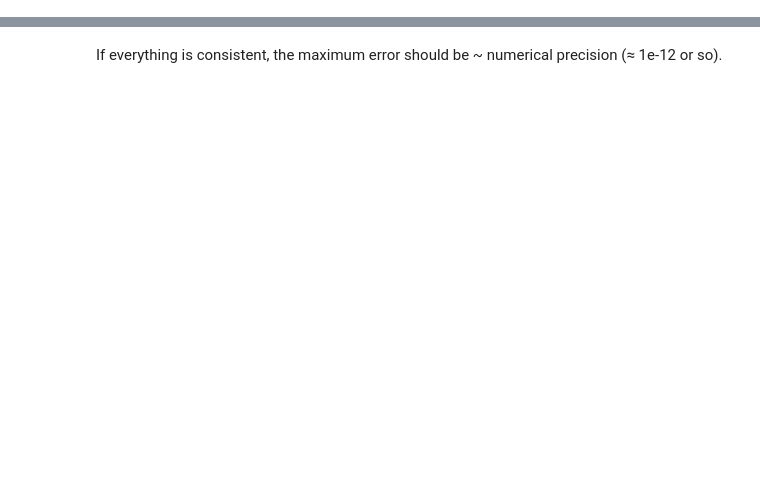
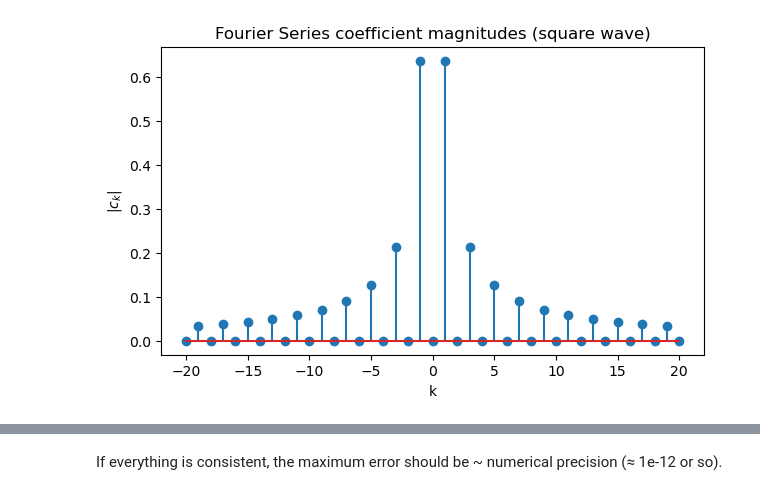
Before and after one commit to gthompson/GLY6739.017S26_ComputationalSeismology, a Jupyter notebook: week3/DSP_01_unified_signals_systems_notebook.ipynb, the cells around one changed output, grey strips where cells are left out. Saved outputs shown, nothing was run; the diff lists cells and outputs as text; code cells hidden in the pictures; blank space fills up the shorter version.

```diff
--- a/week3/DSP_01_unified_signals_systems_notebook.ipynb
+++ b/week3/DSP_01_unified_signals_systems_notebook.ipynb
@@ -125,28 +125,30 @@ plt.show()
 # %%
 # Periodic square wave over one period
 T0 = 2.0
 Omega0 = 2*np.pi/T0
 
 # Dense time grid over one period
 t = np.linspace(0, T0, 5000, endpoint=False)
 x = np.where(t < T0/2, 1.0, -1.0)  # 50% duty square wave
 
 # Compute c_k numerically for a range of k
 K = 20
 ck = []
 ks = np.arange(-K, K+1)
 for k in ks:
-    ck_k = (1/T0) * np.trapz(x * np.exp(-1j*k*Omega0*t), t)
+    ck_k = (1/T0) * np.trapezoid(x * np.exp(-1j*k*Omega0*t), t)
     ck.append(ck_k)
 ck = np.array(ck)
 
 # Plot magnitude of coefficients
 fig, ax = plt.subplots(figsize=(7,4))
 ax.stem(ks, np.abs(ck))
 ax.set_xlabel("k")
 ax.set_ylabel(r"$|c_k|$")
 ax.set_title("Fourier Series coefficient magnitudes (square wave)")
 plt.show()
+# %% [output]
+[figure, added]
 # %%
 # Gaussian pulse in time
 t = np.linspace(-5, 5, 4096, endpoint=False)
```
Also changed, not shown: parts of 30 cells of this notebook, 8 other files.
